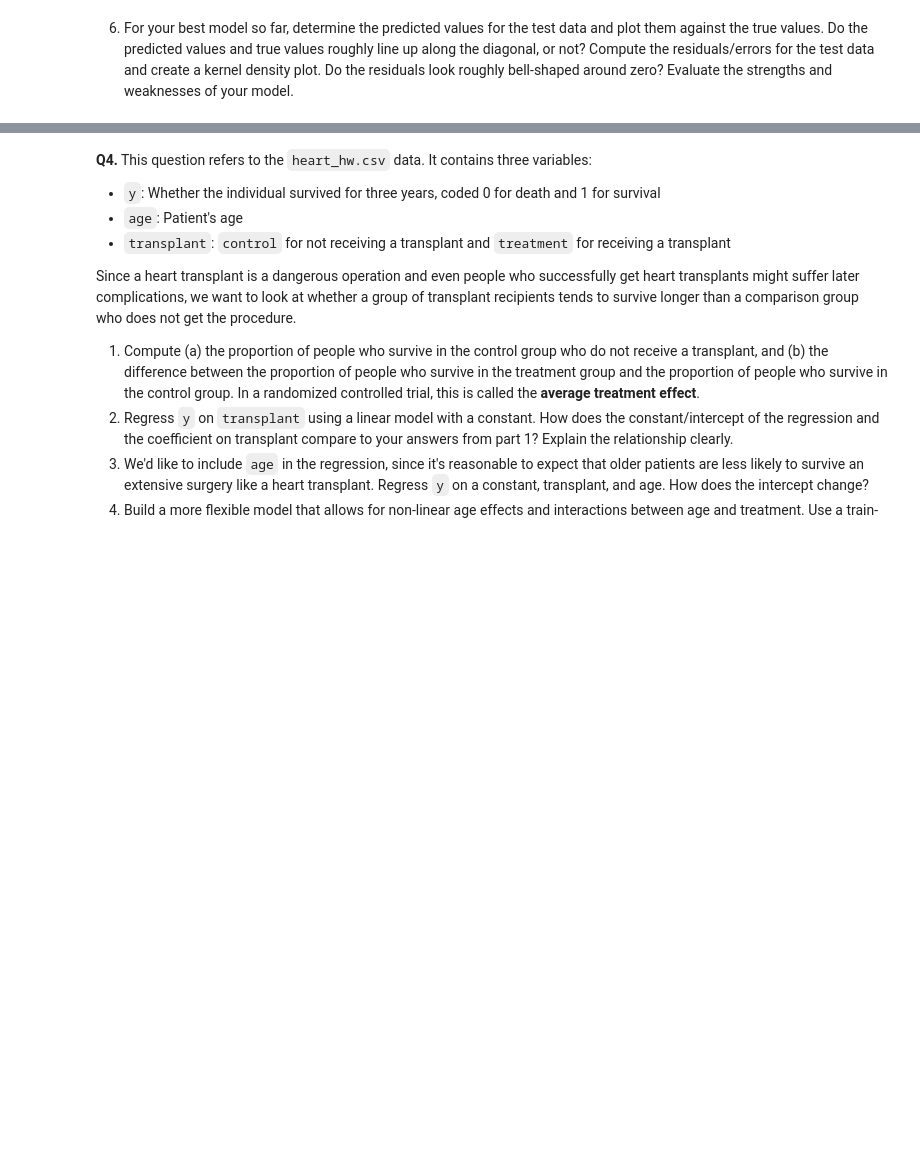
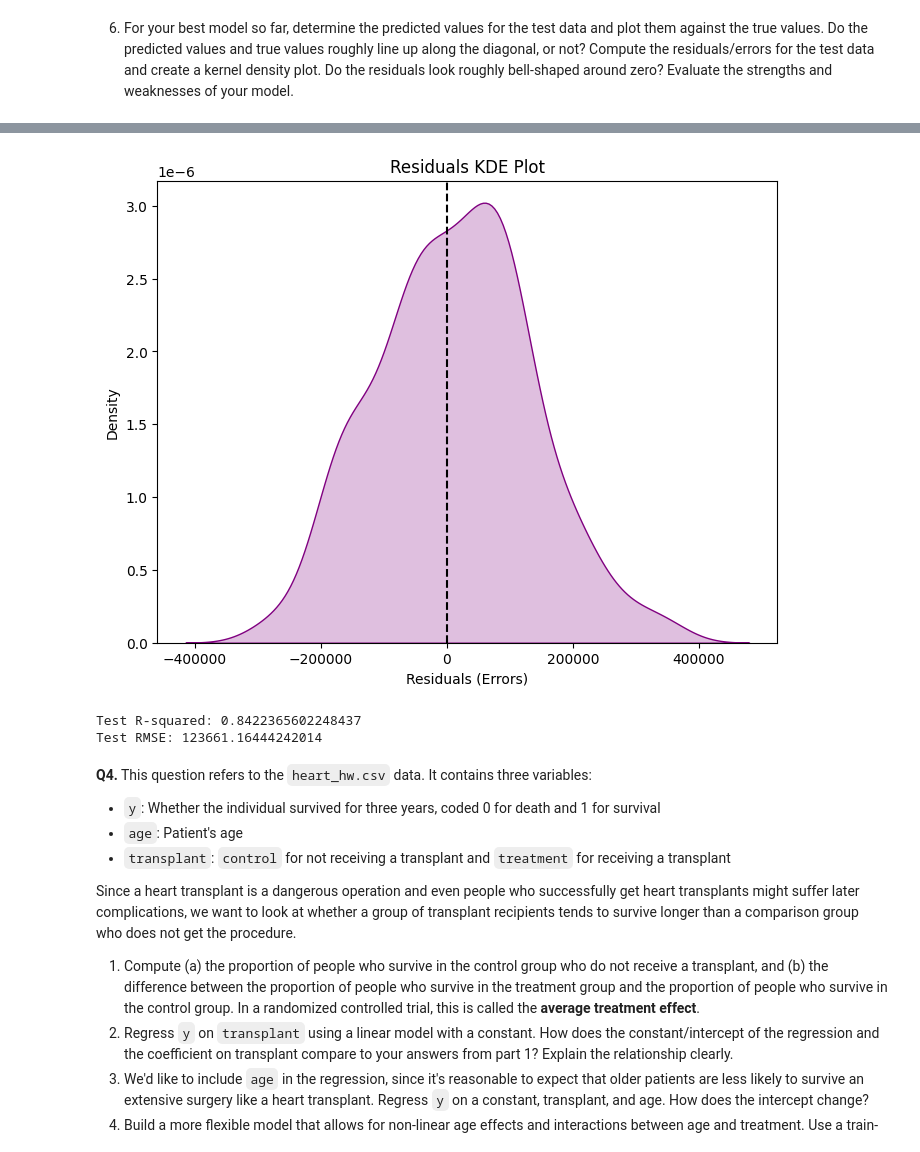
Before and after one commit to gsaunders5761/linearModels, a Jupyter notebook: assignment/assignment.ipynb, the cells around one changed output, grey strips where cells are left out. Cells and saved outputs as stored; diff of their text form; code cells hidden in the pictures; blank space fills up the shorter version.

```diff
--- a/assignment/assignment.ipynb
+++ b/assignment/assignment.ipynb
@@ -246,3 +482,29 @@ def one_hot_encode(df, column):
+# %%
+residuals = y_test - y_test_pred
+
+plt.figure(figsize=(8,6))
+sns.kdeplot(residuals, fill=True, color='purple')
+plt.axvline(0, color='black', linestyle='--')  # Reference line at 0
+plt.xlabel("Residuals (Errors)")
+plt.ylabel("Density")
+plt.title("Residuals KDE Plot")
+plt.show()
+# looks like the residuals are roughly bell shaped, which is good
+# but slightly skewed to the right so maybe there's some kind of pattern that the model is missing
+# %% [output]
+[figure, added]
+# %%
+rmse_test = np.sqrt(mean_squared_error(y_test, y_test_pred))
+r2_test = reg.score(X_test, y_test)
+
+print(f"Test R-squared: {r2_test}")
+print(f"Test RMSE: {rmse_test}")
+
+# overall, the model is not great, but it's not terrible either, and the r-squared is pretty close to 1 so I'm satisfied with it
+# (at least more than my model for q5)
+# %% [output]
+Test R-squared: 0.8422365602248437
+Test RMSE: 123661.16444242014
 # %% [markdown]
 **Q4.** This question refers to the `heart_hw.csv` data. It contains three variables:
 
```
Also changed, not shown: parts of 25 cells of this notebook.
